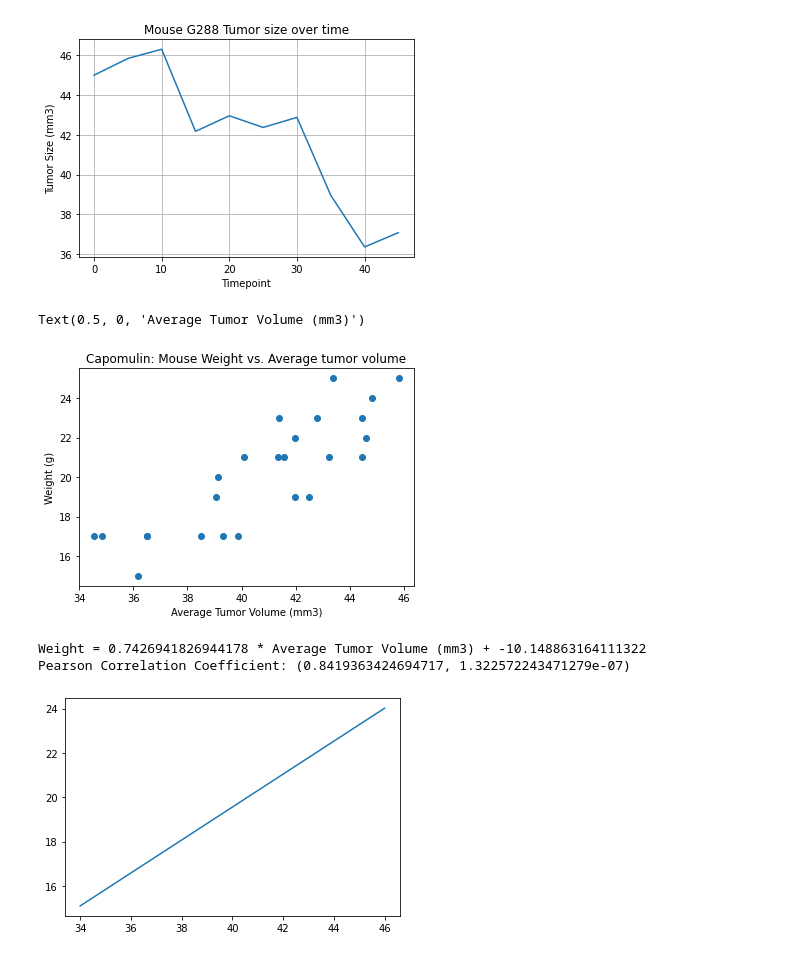
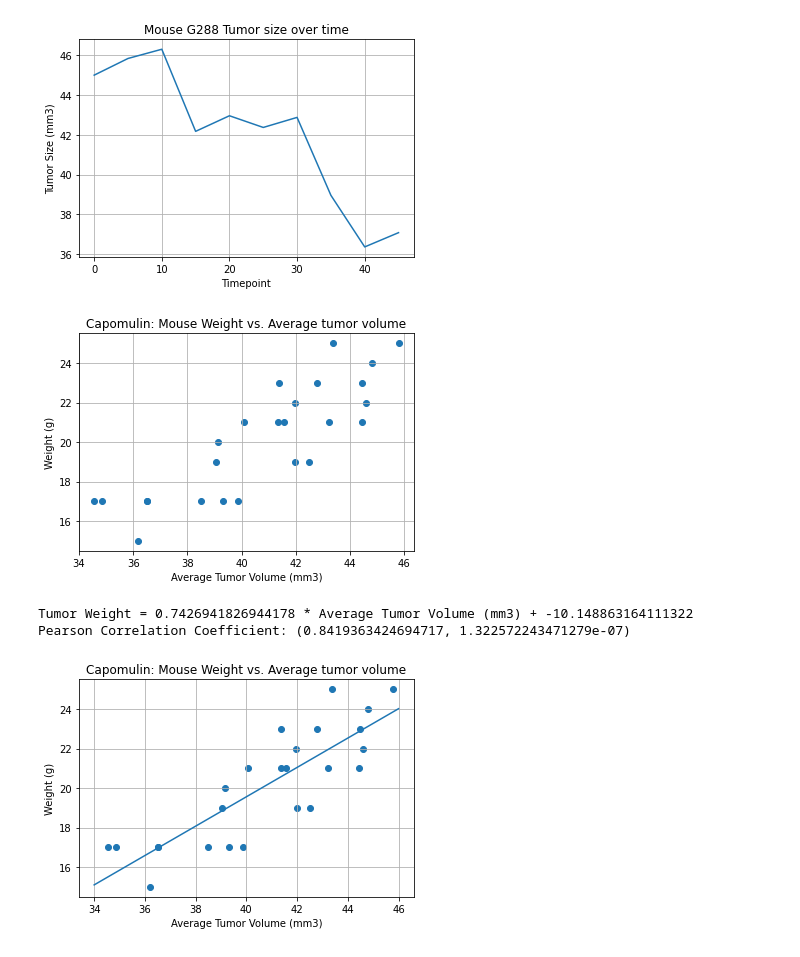
Before and after one commit to briantparish/homework_matplotlib, a Jupyter notebook: pymaceuticals_starter.ipynb, the cells around one changed output. Cells and saved outputs as stored; diff of their text form; code cells hidden in the pictures.

```diff
--- a/pymaceuticals_starter.ipynb
+++ b/pymaceuticals_starter.ipynb
@@ -215,20 +162,28 @@ plt.scatter(scatter_x, scatter_y)
 plt.title("Capomulin: Mouse Weight vs. Average tumor volume")
 plt.ylabel("Weight (g)")
 plt.xlabel("Average Tumor Volume (mm3)")
+plt.grid()
 # %% [output]
-Text(0.5, 0, 'Average Tumor Volume (mm3)')
-[figure, old version]
+[figure, new version]
 # %%
 # Calculate the correlation coefficient and linear regression model for mouse weight and average tumor volume for the Capomulin regimen
 (slope, intercept, r_value, p_value, std_err) = st.linregress(scatter_x,scatter_y)
 correlation_coefficient = st.pearsonr(scatter_x, scatter_y)
-print(f"Weight = {slope} * Average Tumor Volume (mm3) + {intercept}")
 x = range(34, 47, 1)
 y = slope * x + intercept
+print(f"Tumor Weight = {slope} * Average Tumor Volume (mm3) + {intercept}")
+print(f"Pearson Correlation Coefficient: {correlation_coefficient}")
+
+plt.scatter(scatter_x, scatter_y)
+plt.title("Capomulin: Mouse Weight vs. Average tumor volume")
+plt.ylabel("Weight (g)")
+plt.xlabel("Average Tumor Volume (mm3)")
+
 
 plt.plot(x,y)
-print(f"Pearson Correlation Coefficient: {correlation_coefficient}")
+
+plt.grid()
 # %% [output]
-Weight = 0.7426941826944178 * Average Tumor Volume (mm3) + -10.148863164111322
+Tumor Weight = 0.7426941826944178 * Average Tumor Volume (mm3) + -10.148863164111322
 Pearson Correlation Coefficient: (0.8419363424694717, 1.322572243471279e-07)
-[figure, old version]
+[figure, new version]
```
Also changed, not shown: parts of 4 cells of this notebook.
